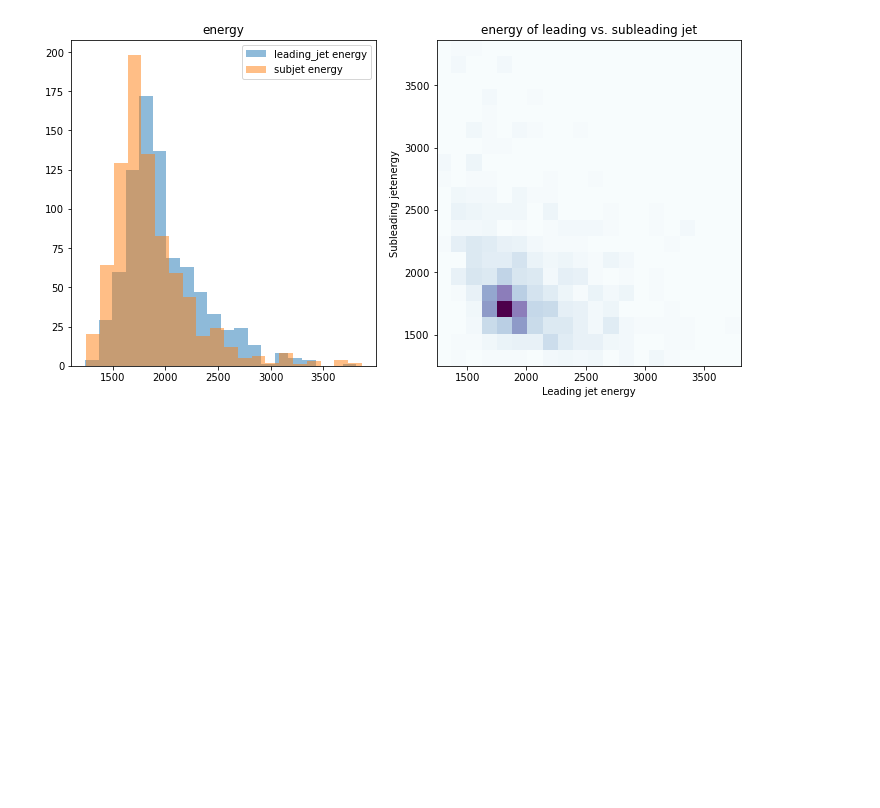
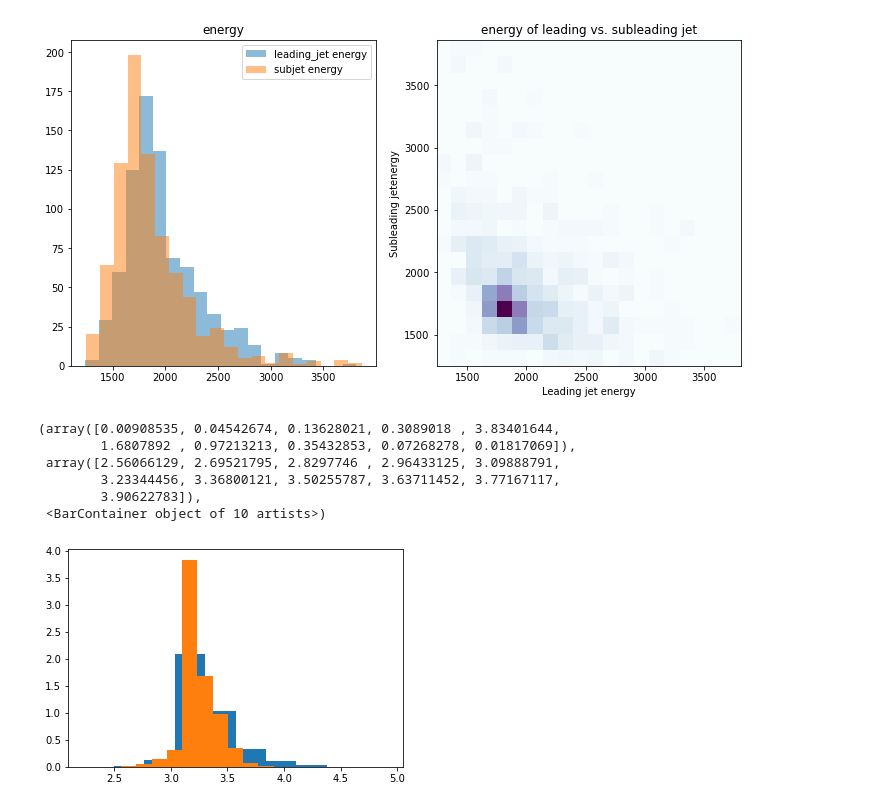
Before and after one commit to VinceLing0529/Anomaly-Detection, a Jupyter notebook: feature_study_with_clustering.ipynb, the cells around one changed output. Drawn from its saved outputs; the diff is of its cells as text; code cells hidden in the pictures; blank space fills up the shorter version.

```diff
--- a/feature_study_with_clustering.ipynb
+++ b/feature_study_with_clustering.ipynb
@@ -122,3 +122,6 @@ bg_lead = np.array([leadpT['background'],leadeta['background'],leadphi['backgrou
 bg_sublead = np.array([subleadpT['background'],subleadeta['background'],subleadphi['background'],subleadmass['background']])
 signal_lead = np.array([leadpT['signal'],leadeta['signal'],leadphi['signal'],leadmass['signal']])
 signal_sublead = np.array([subleadpT['signal'],subleadeta['signal'],subleadphi['signal'],subleadmass['signal']])
+# %%
+background = pd.DataFrame(data=np.concatenate((bg_lead,bg_sublead)).T, columns=["pt1", "eta1","phi1","m1","pt2", "eta2","phi2","m2"])
+background.head()
@@ -124,0 +135,3 @@ signal_sublead = np.array([subleadpT['signal'],subleadeta['signal'],subleadphi['
+# %%
+signal = pd.DataFrame(data=np.concatenate((signal_lead,signal_sublead)).T, columns=["pt1", "eta1","phi1","m1","pt2", "eta2","phi2","m2"])
+signal.head()
@@ -176,3 +197,28 @@ plot2hist(E1,E2,"energy")
 # %% [output]
 [figure]
 [figure]
+# %%
+def CalcDeltaR(j1, j2):
+    eta1 = j1.eta1
+    phi1 = j1.phi1
+    eta2 = j2.eta2
+    phi2 = j2.phi2
+
+    dEta = eta1-eta2
+    dPhi = abs(phi1-phi2)
+
+
+    dR = (dPhi**2 + dEta**2)**0.5
+
+    return dR
+# %%
+plt.hist(CalcDeltaR(background.iloc[:,:4],background.iloc[:,4:]), density = True)
+plt.hist(CalcDeltaR(signal.iloc[:,:4],signal.iloc[:,4:]), density = True)
+# %% [output]
+(array([0.00908535, 0.04542674, 0.13628021, 0.3089018 , 3.83401644,
+        1.6807892 , 0.97213213, 0.35432853, 0.07268278, 0.01817069]),
+ array([2.56066129, 2.69521795, 2.8297746 , 2.96433125, 3.09888791,
+        3.23344456, 3.36800121, 3.50255787, 3.63711452, 3.77167117,
+        3.90622783]),
+ <BarContainer object of 10 artists>)
+[figure, added]
```
Also changed, not shown: parts of 4 cells of this notebook.
